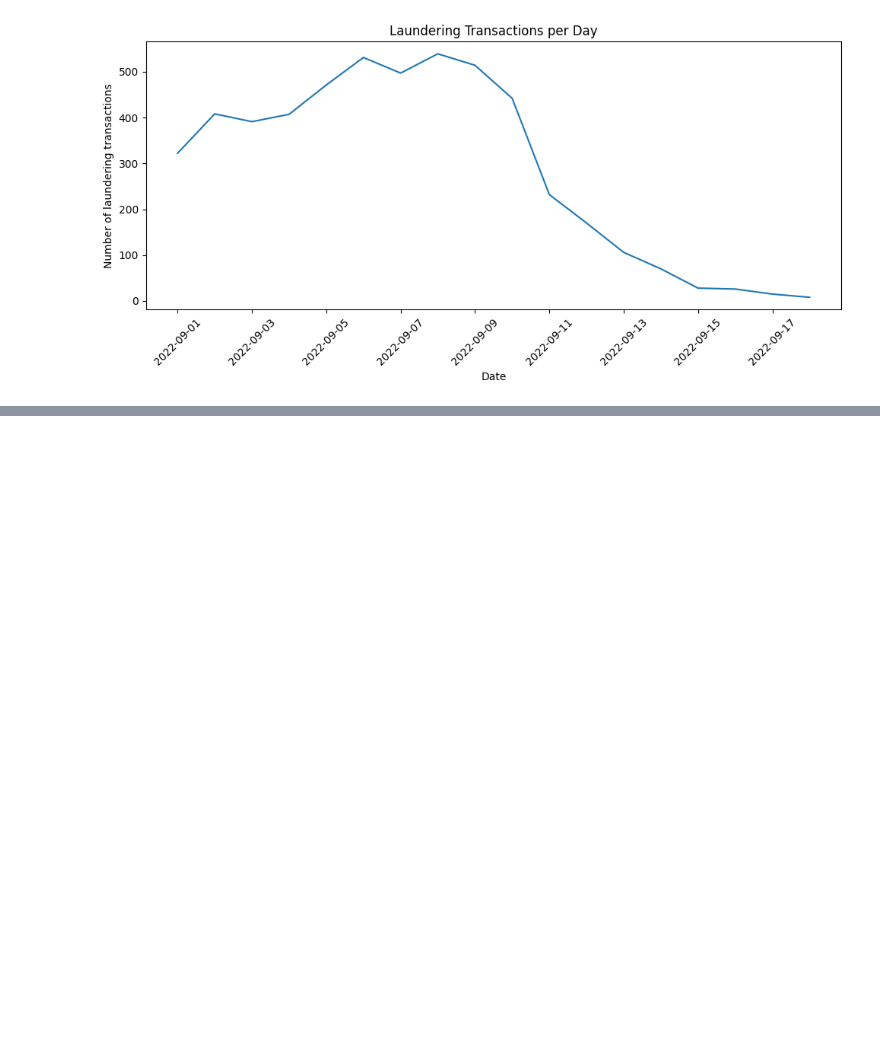
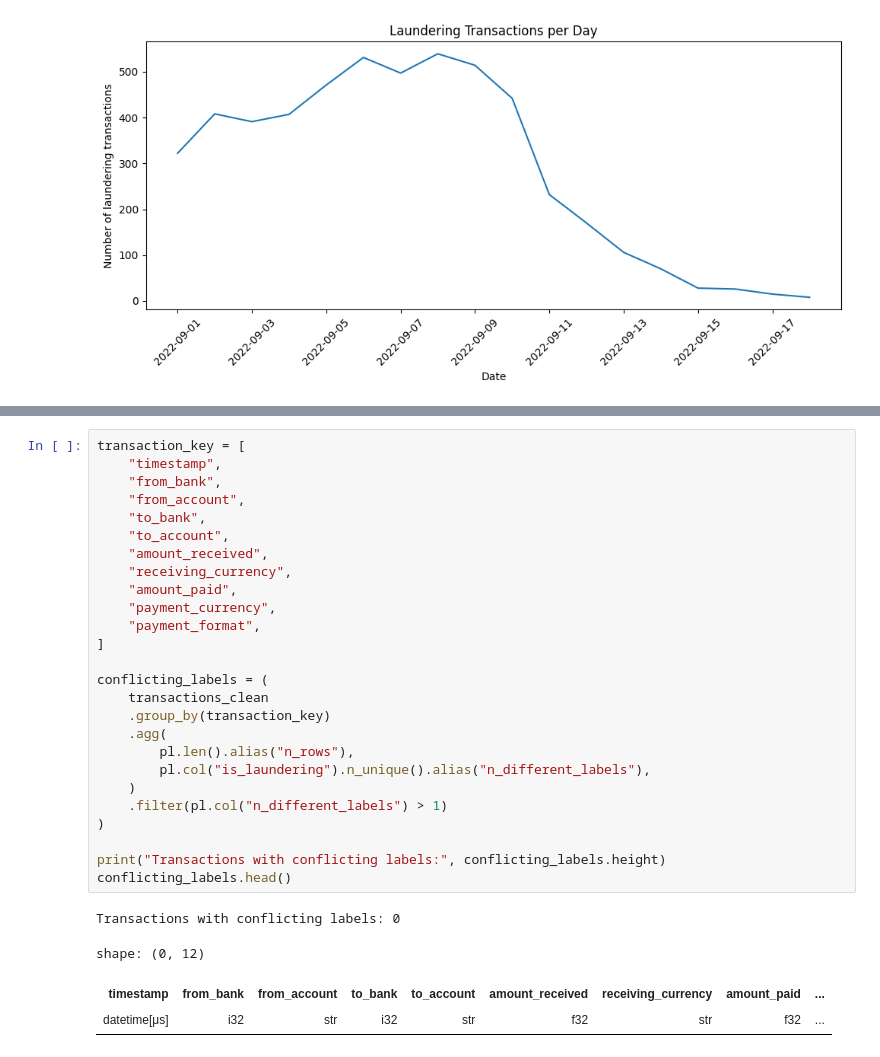
Before and after one commit to natsumeSama/temporal-graph-aml, a Jupyter notebook: notebooks/01_data_understanding.ipynb, the cells around one changed output, grey strips where cells are left out. Saved outputs shown, nothing was run; the diff lists cells and outputs as text; blank space fills up the shorter version.

```diff
--- a/notebooks/01_data_understanding.ipynb
+++ b/notebooks/01_data_understanding.ipynb
@@ -668,0 +676,31 @@ plt.show()
+# %%
+transaction_key = [
+    "timestamp",
+    "from_bank",
+    "from_account",
+    "to_bank",
+    "to_account",
+    "amount_received",
+    "receiving_currency",
+    "amount_paid",
+    "payment_currency",
+    "payment_format",
+]
+
+conflicting_labels = (
+    transactions_clean
+    .group_by(transaction_key)
+    .agg(
+        pl.len().alias("n_rows"),
+        pl.col("is_laundering").n_unique().alias("n_different_labels"),
+    )
+    .filter(pl.col("n_different_labels") > 1)
+)
+
+print("Transactions with conflicting labels:", conflicting_labels.height)
+conflicting_labels.head()
+# %% [output]
+Transactions with conflicting labels: 0
+shape: (0, 12)
+| timestamp | from_bank | from_account | to_bank | to_account | amount_received | receiving_currency | amount_paid | ... |
+| datetime[μs] | i32 | str | i32 | str | f32 | str | f32 | ... |
```
Also changed, not shown: parts of 6 cells of this notebook.
